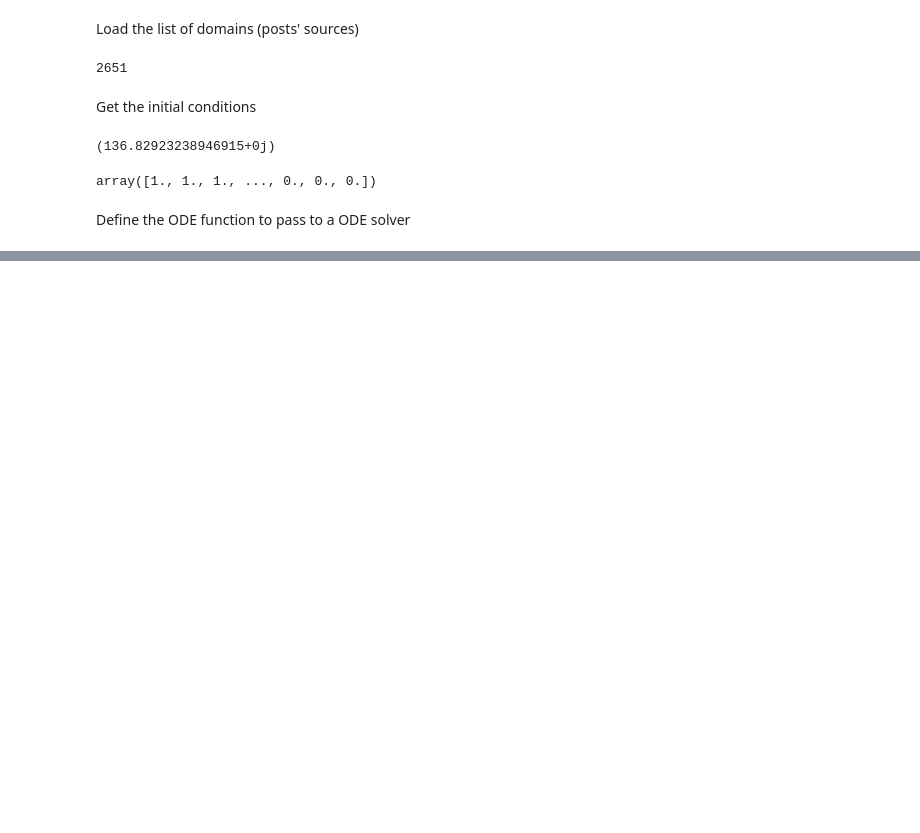
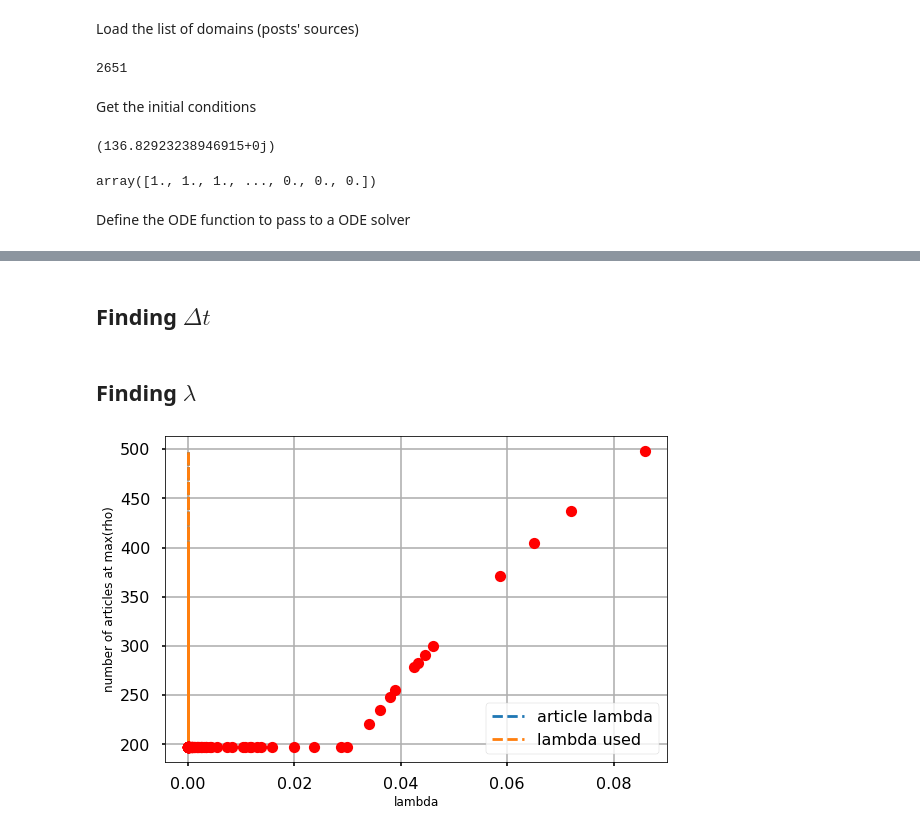
Before and after one commit to relogu/cn_project, a Jupyter notebook: notebooks/solve_ode.ipynb, the cells around one changed output, grey strips where cells are left out. Drawn from its saved outputs; the diff is of its cells as text; code cells hidden in the pictures; blank space fills up the shorter version.

Commit message:
added param validation

```diff
--- a/notebooks/solve_ode.ipynb
+++ b/notebooks/solve_ode.ipynb
@@ -17,7 +20,7 @@ TIMESTEPS = 2e3
 # %% [markdown]
 Retrieve saved graphs and initial values from `graph_init.ipynb`
 # %%
-G = np.loadtxt(open('../data/graph_complete.csv'), delimiter=",")
+G = np.loadtxt(open(PATH_TO_DATA/'graph_complete.csv'), delimiter=",")
 G.sum(1)
 # %% [output]
 array([ 0.,  5.,  1., ...,  1., 11.,  1.])
@@ -96,0 +122,2 @@ def fun(
+# %% [markdown]
+## Finding $\Delta t$
@@ -96,0 +130,2 @@ def fun(
+# %% [markdown]
+## Finding $\lambda$
@@ -96,0 +151,12 @@ def fun(
+# %%
+plt.figure(figsize=(9, 6))
+plt.plot(len(lambdas)*[8.12645449413e-06], y,'--')
+plt.plot(len(lambdas)*[0.0000215], y, '--')
+plt.legend(['article lambda','lambda used'], loc=4)
+plt.plot(lambdas,y,'ro')
+plt.xlabel('lambda',size=12)
+plt.ylabel('number of articles at max(rho)', size=12)
+plt.grid()
+plt.savefig(PATH_TO_DATA/'lambda_validation', dpi=300)
+# %% [output]
+[figure, added]
```
Also changed, not shown: parts of 26 cells of this notebook.
